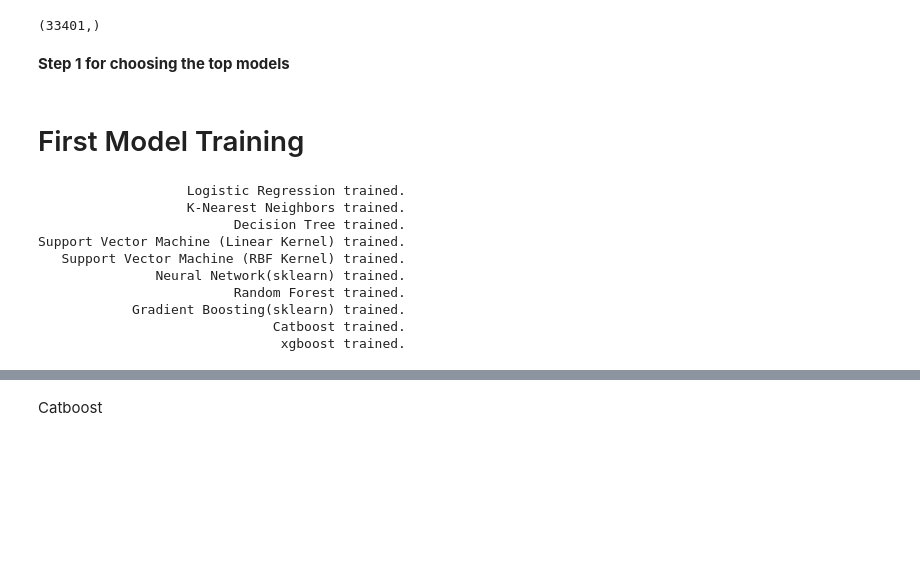
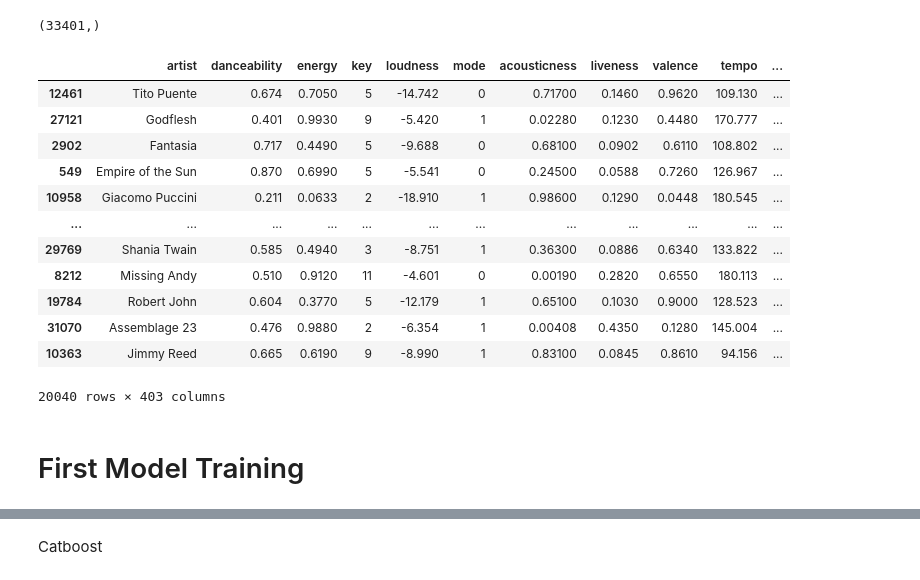
Before and after one commit to AndreyDanilin/Spotify_prediction, a Jupyter notebook: Spotify_prediction.ipynb, the cells around one changed output, grey strips where cells are left out. Saved outputs shown, nothing was run; the diff lists cells and outputs as text; code cells hidden in the pictures; blank space fills up the shorter version.

```diff
--- a/Spotify_prediction.ipynb
+++ b/Spotify_prediction.ipynb
@@ -357,5 +355,4 @@ df_merge
 # %% [markdown]
 Creating X and Y
 # %%
-X = df_merge.iloc[:,3:17]
-X.shape
+X = df_merge.iloc[:,1:17]
@@ -363,0 +359,7 @@ X.shape
+# %%
+#encoding decade of release
+decade = df_merge.iloc[:,-2:-1]
+ohe = OneHotEncoder(handle_unknown='ignore',drop='first')
+decade_encoded = pd.get_dummies(decade,drop_first=True, dtype=int)
+X = pd.concat([X, decade_encoded], axis=1).drop(['decade_of_release'],axis=1)
+X.shape
@@ -366,5 +386,11 @@ y = df_merge['target']
 y.shape
 # %% [output]
 (33401,)
-# %% [markdown]
-**Step 1 for choosing the top models**
+# %%
+#create embeddings
+X = X.reset_index(drop=True)
+sbert_model = SentenceTransformer('all-MiniLM-L6-v2')
+title_embeddings = sbert_model.encode(X['track'].tolist())
+title_emb_df = pd.DataFrame(title_embeddings,
+                           columns=[f'track_emb_{i}' for i in range(title_embeddings.shape[1])])
+X = pd.concat([X.drop(columns=['track']), title_emb_df], axis=1).reset_index(drop=True)
@@ -373,34 +407,33 @@ X_train, X_test, y_train, y_test = train_test_split(X, y, train_size=0.8, shuffl
+# %%
+X_train
+# %% [output]
+|  | artist | danceability | energy | key | loudness | mode | acousticness | liveness | valence | tempo | ... |
+| 12461 | Tito Puente | 0.674 | 0.7050 | 5 | -14.742 | 0 | 0.71700 | 0.1460 | 0.9620 | 109.130 | ... |
+| 27121 | Godflesh | 0.401 | 0.9930 | 9 | -5.420 | 1 | 0.02280 | 0.1230 | 0.4480 | 170.777 | ... |
+| 2902 | Fantasia | 0.717 | 0.4490 | 5 | -9.688 | 0 | 0.68100 | 0.0902 | 0.6110 | 108.802 | ... |
+| 549 | Empire of the Sun | 0.870 | 0.6990 | 5 | -5.541 | 0 | 0.24500 | 0.0588 | 0.7260 | 126.967 | ... |
+| 10958 | Giacomo Puccini | 0.211 | 0.0633 | 2 | -18.910 | 1 | 0.98600 | 0.1290 | 0.0448 | 180.545 | ... |
+| ... | ... | ... | ... | ... | ... | ... | ... | ... | ... | ... | ... |
+| 29769 | Shania Twain | 0.585 | 0.4940 | 3 | -8.751 | 1 | 0.36300 | 0.0886 | 0.6340 | 133.822 | ... |
+| 8212 | Missing Andy | 0.510 | 0.9120 | 11 | -4.601 | 0 | 0.00190 | 0.2820 | 0.6550 | 180.113 | ... |
+| 19784 | Robert John | 0.604 | 0.3770 | 5 | -12.179 | 1 | 0.65100 | 0.1030 | 0.9000 | 128.523 | ... |
+| 31070 | Assemblage 23 | 0.476 | 0.9880 | 2 | -6.354 | 1 | 0.00408 | 0.4350 | 0.1280 | 145.004 | ... |
+| 10363 | Jimmy Reed | 0.665 | 0.6190 | 9 | -8.990 | 1 | 0.83100 | 0.0845 | 0.8610 | 94.156 | ... |
+20040 rows × 403 columns
 # %% [markdown]
 # First Model Training
 # %%
-#training the models
+#define models
 models = {
     "                   Logistic Regression": LogisticRegression(random_state=RANDOM_STATE),
     "                   K-Nearest Neighbors": KNeighborsClassifier(),
-    "                         Decision Tree": DecisionTreeClassifier(random_state=RANDOM_STATE),
     "Support Vector Machine (Linear Kernel)": LinearSVC(random_state=RANDOM_STATE),
     "   Support Vector Machine (RBF Kernel)": SVC(random_state=RANDOM_STATE),
     "               Neural Network(sklearn)": MLPClassifier(max_iter=500, random_state=RANDOM_STATE),
     "                         Random Forest": RandomForestClassifier(random_state=RANDOM_STATE),
-    "            Gradient Boosting(sklearn)": GradientBoostingClassifier(random_state=RANDOM_STATE),
     "                              Catboost": CatBoostClassifier(logging_level = 'Silent',random_state=RANDOM_STATE),
     "                               xgboost": xgb.XGBClassifier(random_state=RANDOM_STATE),
 }
-
-for name, model in models.items():
-    model.fit(X_train, y_train)
-    print(name + " trained.")
-# %% [output]
-                   Logistic Regression trained.
-                   K-Nearest Neighbors trained.
-                         Decision Tree trained.
-Support Vector Machine (Linear Kernel) trained.
-   Support Vector Machine (RBF Kernel) trained.
-               Neural Network(sklearn) trained.
-                         Random Forest trained.
-            Gradient Boosting(sklearn) trained.
-                              Catboost trained.
-                               xgboost trained.
 # %%
 #3-fold cross validation for choosing the top models
 mean_df = []
```
Also changed, not shown: parts of 29 cells of this notebook.
